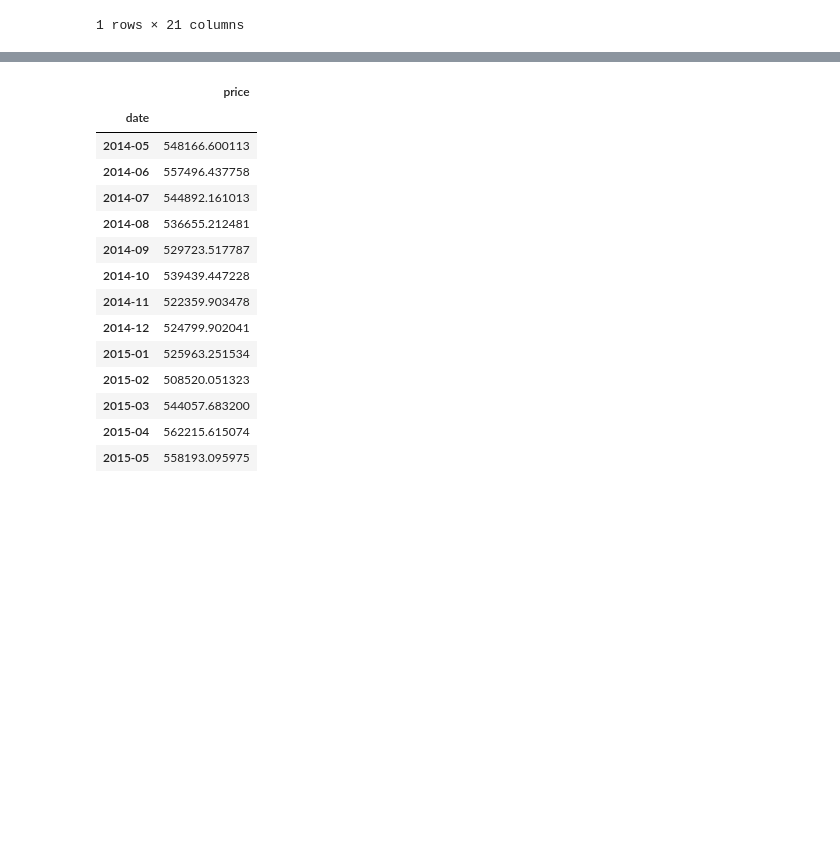
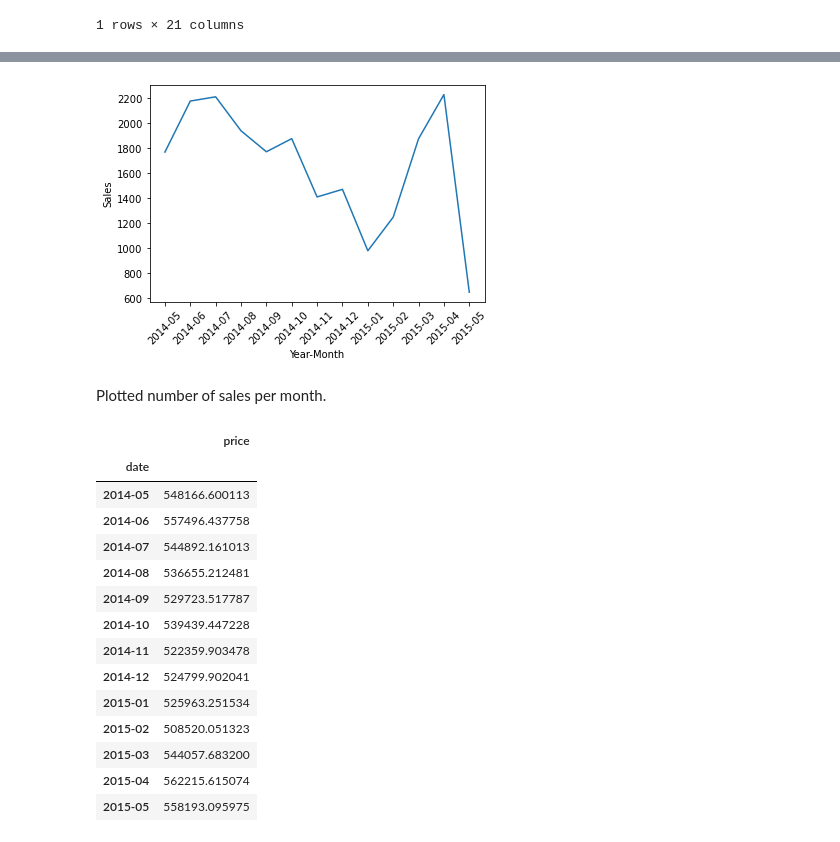
Before and after one commit to ssaeed85/dsc-ph2-KingsCountyRealEstate, a Jupyter notebook: Workspace/Zach/Untitled.ipynb, the cells around one changed output, grey strips where cells are left out. Drawn from its saved outputs; the diff is of its cells as text; code cells hidden in the pictures; blank space fills up the shorter version.

```diff
--- a/Workspace/Zach/Untitled.ipynb
+++ b/Workspace/Zach/Untitled.ipynb
@@ -80,3 +97,14 @@ date_price = df.filter(['date', 'price'])
+# %%
+fig, ax = plt.subplots()
+plt.xticks(rotation = 45)
+ax.set_xlabel('Year-Month')
+ax.set_ylabel('Sales')
+
+ax.plot(date_price['date'].value_counts().sort_index());
+# %% [output]
+[figure, added]
+# %% [markdown]
+Plotted number of sales per month.
 # %%
 date_price = date_price.groupby(['date']).mean().sort_values(['date'])
 date_price
```
Also changed, not shown: parts of 12 cells of this notebook.
